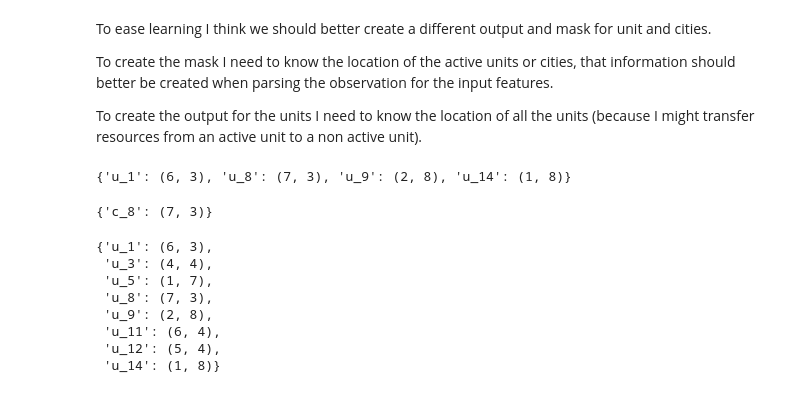
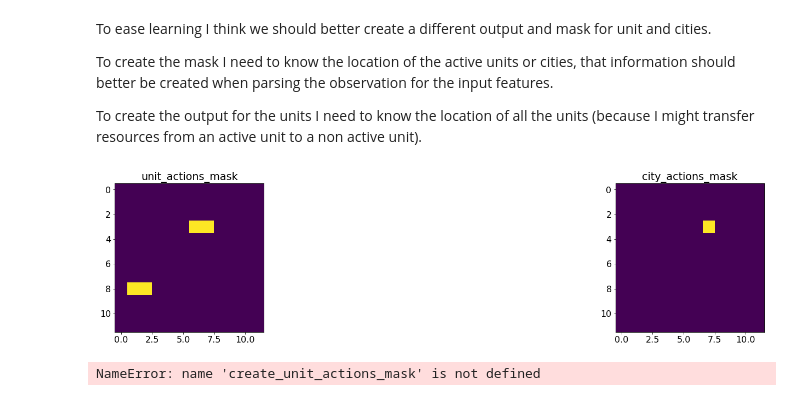
Before and after one commit to ironbar/luxai, a Jupyter notebook: notebooks/005_game_features_for_imitation_learning.ipynb, the cells around one changed output. Cells and saved outputs as stored; diff of their text form; code cells hidden in the pictures.

Commit message:
prepared output masks

```diff
--- a/notebooks/005_game_features_for_imitation_learning.ipynb
+++ b/notebooks/005_game_features_for_imitation_learning.ipynb
@@ -115,24 +116,27 @@ To create the mask I need to know the location of the active units or cities, th
 
 To create the output for the units I need to know the location of all the units (because I might transfer resources from an active unit to a non active unit).
 # %%
-ret = make_input(match['steps'][25][0]['observation'])
+observation = match['steps'][25][0]['observation']
+ret = make_input(observation)
 active_units_to_position, active_cities_to_position, units_to_position = ret[2:]
+unit_actions_mask = create_actions_mask(active_units_to_position, observation)
+city_actions_mask = create_actions_mask(active_cities_to_position, observation)
+# %%
+plt.subplot(121)
+plt.title('unit_actions_mask')
+plt.imshow(np.transpose(unit_actions_mask[:, :, 0]))
+plt.subplot(122)
+plt.title('city_actions_mask')
+plt.imshow(np.transpose(city_actions_mask[:, :, 0]));
+# %% [output]
+[figure, added]
+# %%
+create_unit_actions_mask(active_units_to_position, observation)
+# %% [output]
+NameError: name 'create_unit_actions_mask' is not defined
 # %%
 active_units_to_position
-# %% [output]
-{'u_1': (6, 3), 'u_8': (7, 3), 'u_9': (2, 8), 'u_14': (1, 8)}
 # %%
 active_cities_to_position
-# %% [output]
-{'c_8': (7, 3)}
 # %%
 units_to_position
-# %% [output]
-{'u_1': (6, 3),
- 'u_3': (4, 4),
- 'u_5': (1, 7),
- 'u_8': (7, 3),
- 'u_9': (2, 8),
- 'u_11': (6, 4),
- 'u_12': (5, 4),
- 'u_14': (1, 8)}
```
Also changed, not shown: parts of 1 cell of this notebook, 2 other files.
